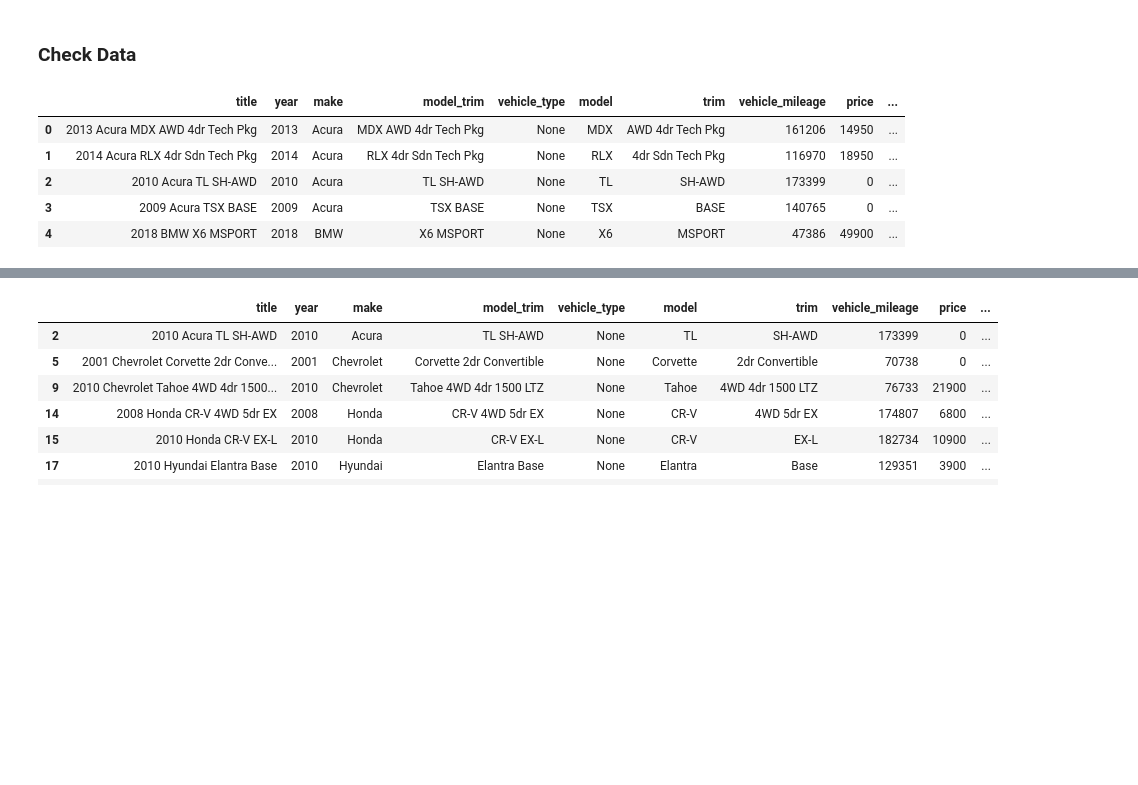
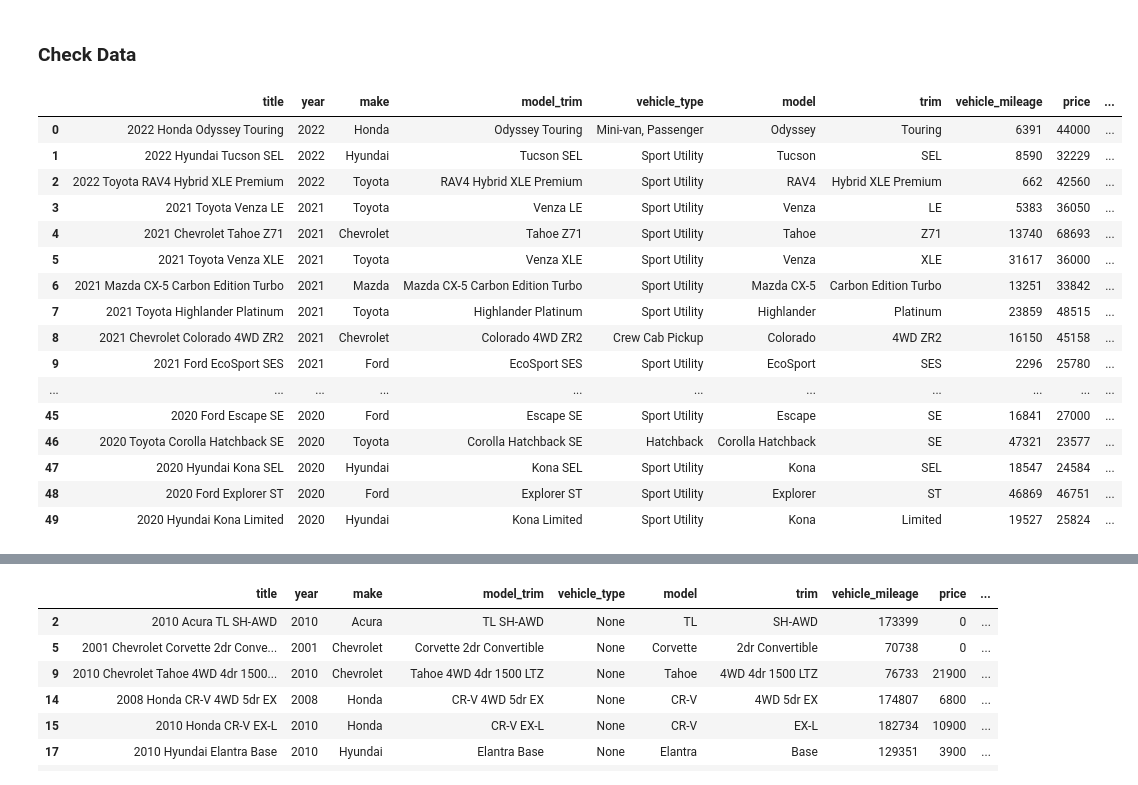
Before and after one commit to dkimhw/inventory-insights, a Jupyter notebook: explore_dealership.ipynb, the cells around one changed output, grey strips where cells are left out. Cells and saved outputs as stored; diff of their text form; code cells hidden in the pictures; blank space fills up the shorter version.

```diff
--- a/explore_dealership.ipynb
+++ b/explore_dealership.ipynb
@@ -13,7 +13,6 @@ pd.set_option('display.max_rows', 500)
 pd.set_option('display.max_columns', 500)
 pd.set_option('display.width', 1000)
 # %%
-# Dealership Info Dictionary
 dealerships = {
     'Bostonyan Auto Group': {
         'url': 'https://www.bostonyanautogroup.com/view-inventory',
@@ -72,13 +71,13 @@ dealerships = {
     'Johns Auto Sales': {
         'url': 'https://johnsautosales.com/newandusedcars?clearall=1',
         'pagination_url': 'https://johnsautosales.com/newandusedcars?page=2',
-        'dealership_name': "John's Auto Sales",
+        'dealership_name': "Johns Auto Sales",
         'address': '181 Somerville Avenue',
         'zipcode': '02143',
         'city': 'Somerville',
         'state': 'MA'
     },
-    'JM Automotive': {
+    'J&M Automotive': {
         'url': 'https://www.jmautomotive.com/cars-for-sale-in-Naugatuck-CT-Hartford-New-Haven/used_cars',
         'pagination_url': 'https://www.jmautomotive.com/inventory.aspx?pg=2&sort=12&limit=50&vstatus=1&status=6',
         'dealership_name': 'J&M Automotive',
@@ -88,13 +87,22 @@ dealerships = {
         'state': 'CT'
     },
     'CT Auto': {
-        'url': 'https://www.hartefamilymotors.com/inventory/used-vehicles/',
+        'url': 'https://www.ct-auto.com/cars-for-sale-in-Bridgeport-CT-Waterbury-Norwich/used_cars',
         'pagination_url': None,
         'dealership_name': 'CT Auto',
         'address': '7 Wayne Street',
         'zipcode': '06606',
         'city': 'Bridgeport',
         'state': 'CT'
+    },
+    'Irwin Automotive Group': {
+        'url': 'https://www.irwinzone.com/searchused.aspx?pn=50',
+        'pagination_url': 'https://www.irwinzone.com/searchused.aspx?pn=50&pt=2',
+        'dealership_name': 'Irwin Automotive Group',
+        'address': '59 Bisson Avenue',
+        'zipcode': '03246',
+        'city': 'Laconia',
+        'state': 'NH'
     }
 }
 # %% [markdown]
@@ -106,7 +114,7 @@ headers = {
     'user-agent': 'Mozilla/5.0 (Macintosh; Intel Mac OS X 10_11_6) AppleWebKit/537.36 (KHTML, like Gecko) Chrome/56.0.2924.87 Safari/537.36',
 }
 
-URL = 'https://www.irwinzone.com/searchused.aspx?pn=50'
+URL = dealerships['Irwin Automotive Group']['url']
 #URL = 'https://www.jmautomotive.com/inventory.aspx?pg=11&sort=12&limit=50&vstatus=1&status=6'
 response = requests.get(URL, headers = headers)
 soup = BeautifulSoup(response.text, "html.parser")
@@ -427,16 +434,27 @@ pi.parse_class_attr(soup, 'div', 'row srpVehicle hasVehicleInfo', 'data-vin')
 # %% [markdown]
 ### Check Data
 # %%
-c = parse_dealership.get_ct_auto_inventory_data(soup, dealerships['CT Auto'], dealerships['CT Auto']['url'])
+c = parse_dealership.get_irwin_auto_inventory_data(soup, dealerships['Irwin Automotive Group'], dealerships['Irwin Automotive Group']['url'])
 # %%
-c.head()
+c
 # %% [output]
 |  | title | year | make | model_trim | vehicle_type | model | trim | vehicle_mileage | price | ... |
-| 0 | 2013 Acura MDX AWD 4dr Tech Pkg | 2013 | Acura | MDX AWD 4dr Tech Pkg | None | MDX | AWD 4dr Tech Pkg | 161206 | 14950 | ... |
-| 1 | 2014 Acura RLX 4dr Sdn Tech Pkg | 2014 | Acura | RLX 4dr Sdn Tech Pkg | None | RLX | 4dr Sdn Tech Pkg | 116970 | 18950 | ... |
-| 2 | 2010 Acura TL SH-AWD | 2010 | Acura | TL SH-AWD | None | TL | SH-AWD | 173399 | 0 | ... |
-| 3 | 2009 Acura TSX BASE | 2009 | Acura | TSX BASE | None | TSX | BASE | 140765 | 0 | ... |
-| 4 | 2018 BMW X6 MSPORT | 2018 | BMW | X6 MSPORT | None | X6 | MSPORT | 47386 | 49900 | ... |
+| 0 | 2022 Honda Odyssey Touring | 2022 | Honda | Odyssey Touring | Mini-van, Passenger | Odyssey | Touring | 6391 | 44000 | ... |
+| 1 | 2022 Hyundai Tucson SEL | 2022 | Hyundai | Tucson SEL | Sport Utility | Tucson | SEL | 8590 | 32229 | ... |
+| 2 | 2022 Toyota RAV4 Hybrid XLE Premium | 2022 | Toyota | RAV4 Hybrid XLE Premium | Sport Utility | RAV4 | Hybrid XLE Premium | 662 | 42560 | ... |
+| 3 | 2021 Toyota Venza LE | 2021 | Toyota | Venza LE | Sport Utility | Venza | LE | 5383 | 36050 | ... |
+| 4 | 2021 Chevrolet Tahoe Z71 | 2021 | Chevrolet | Tahoe Z71 | Sport Utility | Tahoe | Z71 | 13740 | 68693 | ... |
+| 5 | 2021 Toyota Venza XLE | 2021 | Toyota | Venza XLE | Sport Utility | Venza | XLE | 31617 | 36000 | ... |
+| 6 | 2021 Mazda CX-5 Carbon Edition Turbo | 2021 | Mazda | Mazda CX-5 Carbon Edition Turbo | Sport Utility | Mazda CX-5 | Carbon Edition Turbo | 13251 | 33842 | ... |
+| 7 | 2021 Toyota Highlander Platinum | 2021 | Toyota | Highlander Platinum | Sport Utility | Highlander | Platinum | 23859 | 48515 | ... |
+| 8 | 2021 Chevrolet Colorado 4WD ZR2 | 2021 | Chevrolet | Colorado 4WD ZR2 | Crew Cab Pickup | Colorado | 4WD ZR2 | 16150 | 45158 | ... |
+| 9 | 2021 Ford EcoSport SES | 2021 | Ford | EcoSport SES | Sport Utility | EcoSport | SES | 2296 | 25780 | ... |
+| ... | ... | ... | ... | ... | ... | ... | ... | ... | ... | ... |
+| 45 | 2020 Ford Escape SE | 2020 | Ford | Escape SE | Sport Utility | Escape | SE | 16841 | 27000 | ... |
+| 46 | 2020 Toyota Corolla Hatchback SE | 2020 | Toyota | Corolla Hatchback SE | Hatchback | Corolla Hatchback | SE | 47321 | 23577 | ... |
+| 47 | 2020 Hyundai Kona SEL | 2020 | Hyundai | Kona SEL | Sport Utility | Kona | SEL | 18547 | 24584 | ... |
+| 48 | 2020 Ford Explorer ST | 2020 | Ford | Explorer ST | Sport Utility | Explorer | ST | 46869 | 46751 | ... |
+| 49 | 2020 Hyundai Kona Limited | 2020 | Hyundai | Kona Limited | Sport Utility | Kona | Limited | 19527 | 25824 | ... |
 # %%
 c.isnull().sum()
 # %% [output]
```
Also changed, not shown: parts of 16 cells of this notebook, 4 other files.
